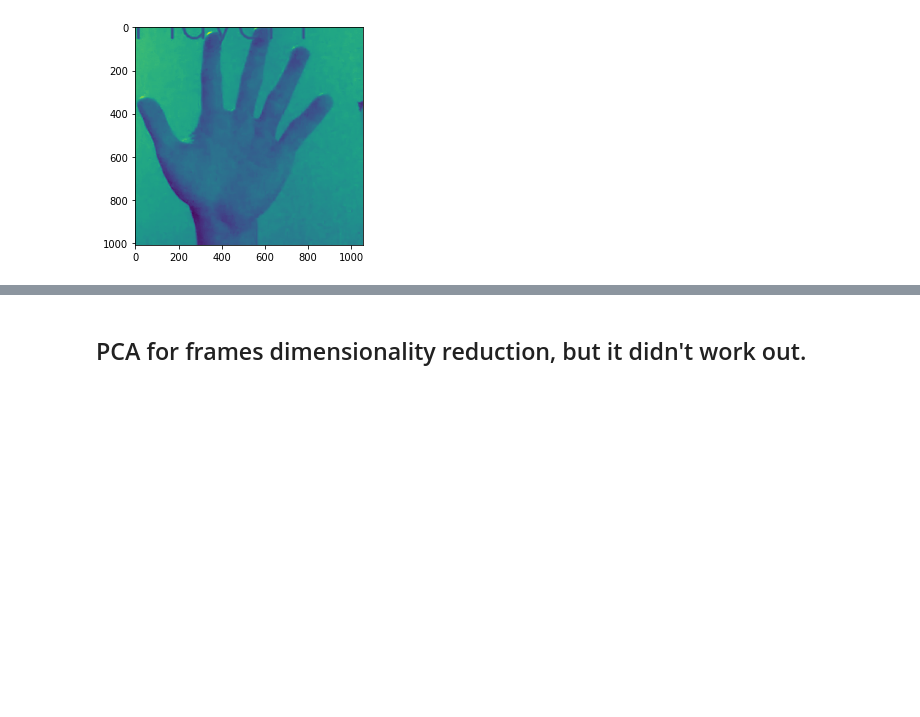
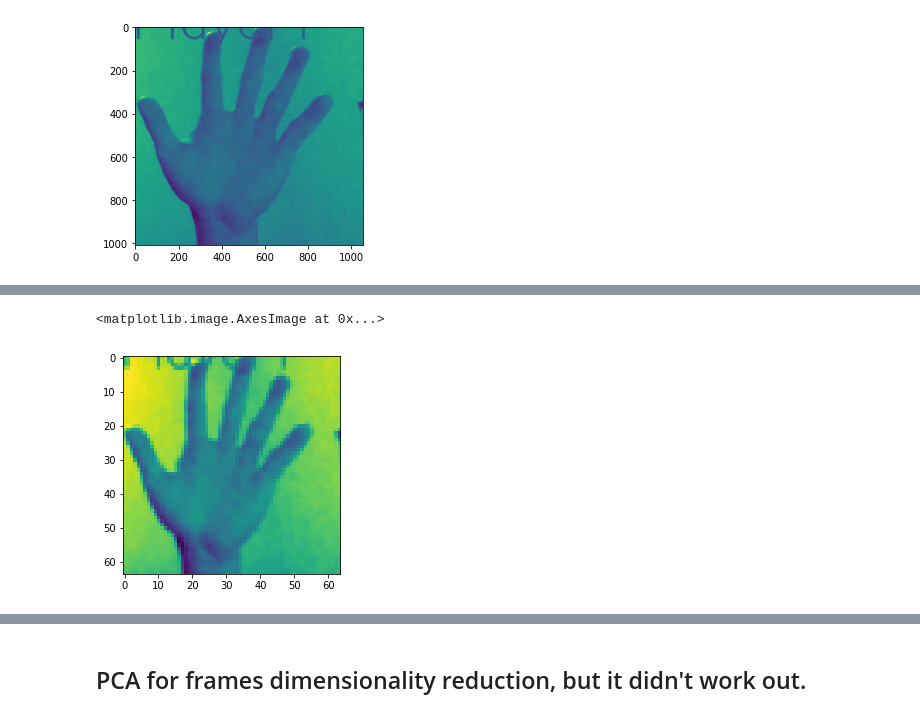
Before and after one commit to lev1khachatryan/ASDS_CV, a Jupyter notebook: Homeworks/Homework_1/Homework_1_conv_responses.ipynb, the cells around one changed output, grey strips where cells are left out. Saved outputs shown, nothing was run; the diff lists cells and outputs as text; code cells hidden in the pictures; blank space fills up the shorter version.

```diff
--- a/Homeworks/Homework_1/Homework_1_conv_responses.ipynb
+++ b/Homeworks/Homework_1/Homework_1_conv_responses.ipynb
@@ -168,0 +194,5 @@ for frame in tqdm(frames_gr):
+# %%
+plt.imshow(img)
+# %% [output]
+<matplotlib.image.AxesImage at 0x...>
+[figure, added]
```
Also changed, not shown: parts of 12 cells of this notebook.
